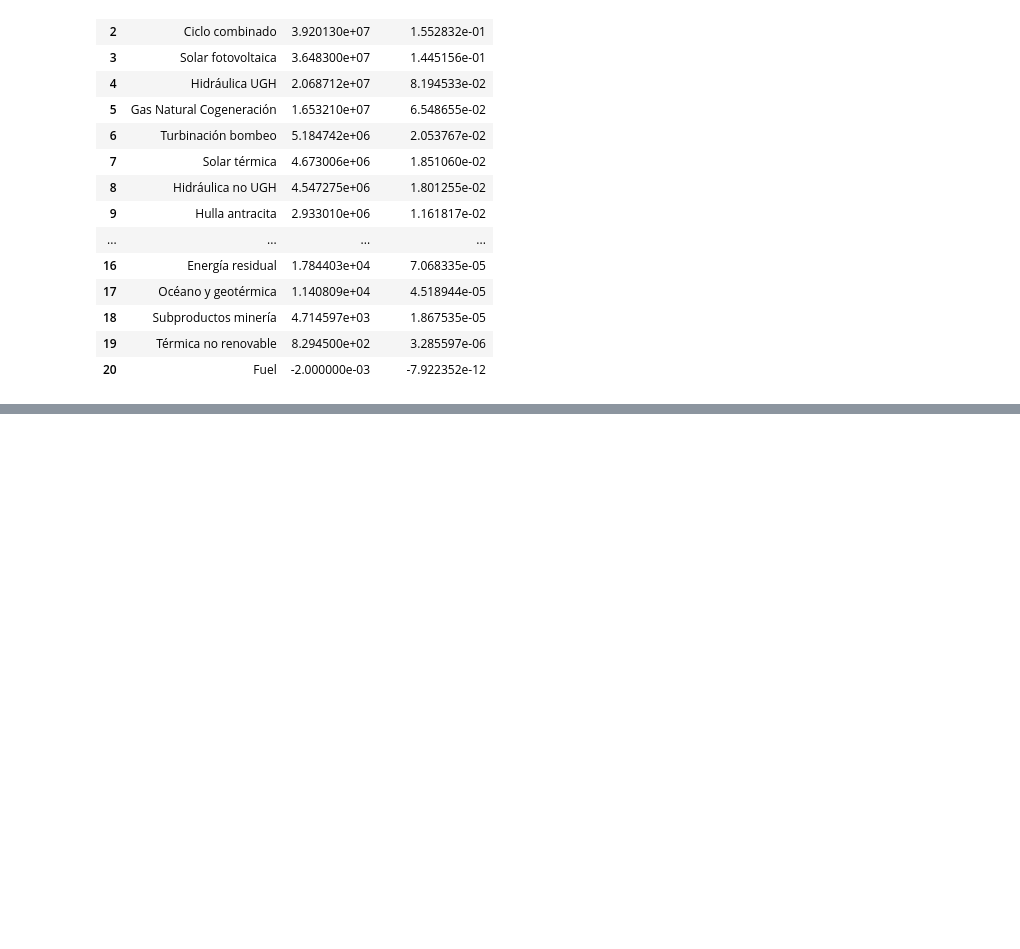
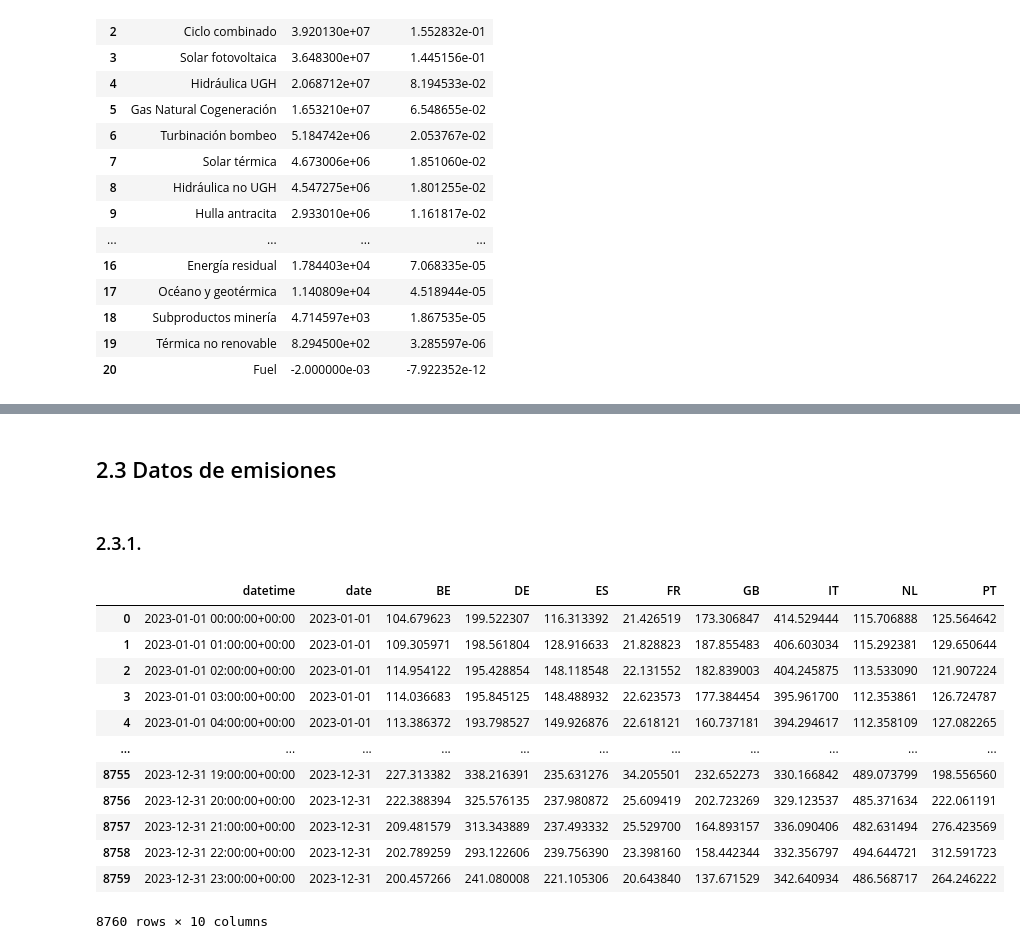
Before and after one commit to javier99o/VD_practica, a Jupyter notebook: Programa copy.ipynb, the cells around one changed output, grey strips where cells are left out. Drawn from its saved outputs; the diff is of its cells as text; code cells hidden in the pictures; blank space fills up the shorter version.

```diff
--- a/Programa copy.ipynb
+++ b/Programa copy.ipynb
@@ -277,0 +484,29 @@ alt.Chart(df).mark_area().encode(
+# %% [markdown]
+## 2.3 Datos de emisiones
+# %% [markdown]
+### 2.3.1.
+# %%
+# Cargar el archivo Excel
+file_path = 'Datos/Emisiones/output/CI_bottom_up_method.csv'
+#df = pd.read_excel(file_path)
+df_emis = pd.read_csv(file_path, delimiter=',')
+# %%
+# Convertir la columna datetime a tipo datetime
+df_emis['datetime'] = pd.to_datetime(df_emis['datetime'], utc = True) #, utc = True
+df_emis['date'] = df_emis['datetime'].dt.date
+# %%
+df_emis[['datetime','date','BE','DE','ES','FR','GB','IT','NL','PT']]
+# %% [output]
+|  | datetime | date | BE | DE | ES | FR | GB | IT | NL | PT |
+| 0 | 2023-01-01 00:00:00+00:00 | 2023-01-01 | 104.679623 | 199.522307 | 116.313392 | 21.426519 | 173.306847 | 414.529444 | 115.706888 | 125.564642 |
+| 1 | 2023-01-01 01:00:00+00:00 | 2023-01-01 | 109.305971 | 198.561804 | 128.916633 | 21.828823 | 187.855483 | 406.603034 | 115.292381 | 129.650644 |
+| 2 | 2023-01-01 02:00:00+00:00 | 2023-01-01 | 114.954122 | 195.428854 | 148.118548 | 22.131552 | 182.839003 | 404.245875 | 113.533090 | 121.907224 |
+| 3 | 2023-01-01 03:00:00+00:00 | 2023-01-01 | 114.036683 | 195.845125 | 148.488932 | 22.623573 | 177.384454 | 395.961700 | 112.353861 | 126.724787 |
+| 4 | 2023-01-01 04:00:00+00:00 | 2023-01-01 | 113.386372 | 193.798527 | 149.926876 | 22.618121 | 160.737181 | 394.294617 | 112.358109 | 127.082265 |
+| ... | ... | ... | ... | ... | ... | ... | ... | ... | ... | ... |
+| 8755 | 2023-12-31 19:00:00+00:00 | 2023-12-31 | 227.313382 | 338.216391 | 235.631276 | 34.205501 | 232.652273 | 330.166842 | 489.073799 | 198.556560 |
+| 8756 | 2023-12-31 20:00:00+00:00 | 2023-12-31 | 222.388394 | 325.576135 | 237.980872 | 25.609419 | 202.723269 | 329.123537 | 485.371634 | 222.061191 |
+| 8757 | 2023-12-31 21:00:00+00:00 | 2023-12-31 | 209.481579 | 313.343889 | 237.493332 | 25.529700 | 164.893157 | 336.090406 | 482.631494 | 276.423569 |
+| 8758 | 2023-12-31 22:00:00+00:00 | 2023-12-31 | 202.789259 | 293.122606 | 239.756390 | 23.398160 | 158.442344 | 332.356797 | 494.644721 | 312.591723 |
+| 8759 | 2023-12-31 23:00:00+00:00 | 2023-12-31 | 200.457266 | 241.080008 | 221.105306 | 20.643840 | 137.671529 | 342.640934 | 486.568717 | 264.246222 |
+8760 rows × 10 columns
```
Also changed, not shown: parts of 42 cells of this notebook, 11 other files.
